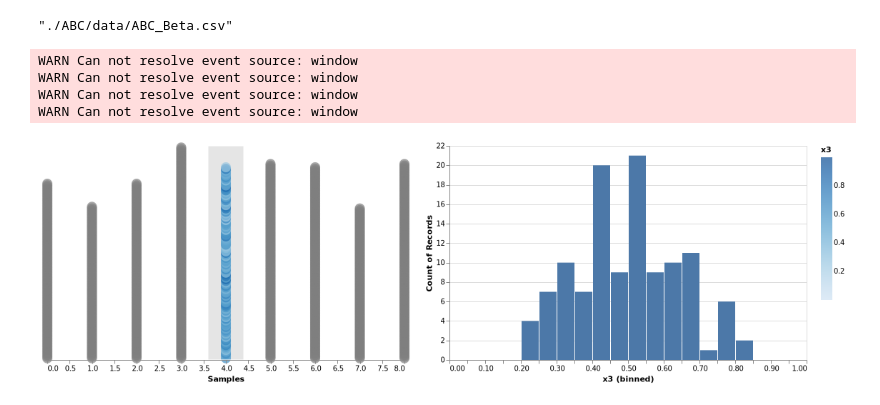
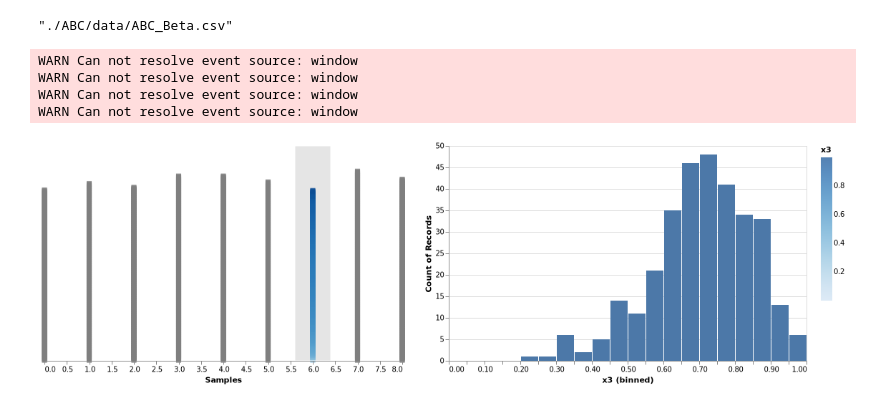
Before and after one commit to davibarreira/Visualizations, a Jupyter notebook: FinalProject/ABC_VegaLite.ipynb, the cells around one changed output. Drawn from its saved outputs; the diff is of its cells as text; code cells hidden in the pictures.

Commit message:
Criando visualizacao de ABC para posterior de uma gaussiana

```diff
--- a/FinalProject/ABC_VegaLite.ipynb
+++ b/FinalProject/ABC_VegaLite.ipynb
@@ -12,6 +14,6 @@ Plots.PyPlotBackend()
 # %%
 n, x = 8, 6
-N = 1000
+N = 3_000
 
 # Sample θ' from prior π(θ)
 # Generate z from p(.|θ')
@@ -19,4 +21,8 @@ theta_s = rand(Beta(1,1),N)
 z       = rand.(Binomial.(n,theta_s))
 theta_a = theta_s[z .== x];
 v = collect(range(0, stop=1, length=N));
+
+aux = sort(DataFrame(x1 = z, x2 = theta_s),:x2)
+z       = aux[!,:x1]
+theta_s = aux[!,:x2];
 # %%
@@ -57,16 +61,16 @@ points = df |> vl"""
 
 
     "selection": {
-      "brush": {"type": "interval","encodings": ["x"],"init":{"x": [3.6, 4.4]}}
+      "brush": {"type": "interval","encodings": ["x"],"init":{"x": [5.6, 6.4]}}
     },
     "view":{"stroke" : null},
     "width": 500,
     "height": 300,
-    "mark": "circle",
+    "mark": {"type": "square"},
     "encoding": {
         "x": {"field": "x1", "type": "quantitative","axis": {"grid":false, "title":"Samples"}},
         "y": {"field": "x2", "type": "quantitative", "axis": null},
-        "size":{"value":200},
+        "size":{"value":50},
         "color": {
               "condition": {"selection": "brush", "field": "x3", "type": "quantitative"},
               "value": "grey"
@@ -74,33 +78,33 @@ points = df |> vl"""
         }
 }]},
   {
     "layer":[{
     "transform": [
       {"filter": {"selection": "brush"}}
     ],
     "width": 500,
     "height": 300,
     "mark": "bar",
     "encoding": {
     "x": {
         "bin":{"maxbins":20},
         "field": "x3",
         "type": "quantitative"
     },
     "y": {
         "aggregate": "count",
         "type": "quantitative"
       }
     }}
     ]
 }]
 }
 """
 # %% [output]
 WARN Can not resolve event source: window
 WARN Can not resolve event source: window
 WARN Can not resolve event source: window
 WARN Can not resolve event source: window
-[figure, old version]
+[figure, new version]
 # %%
 # VegaLite.savespecpec("./ABC/data/ABC_Beta.vegalite", points)
```
Also changed, not shown: parts of 11 cells of this notebook, 4 other files.
